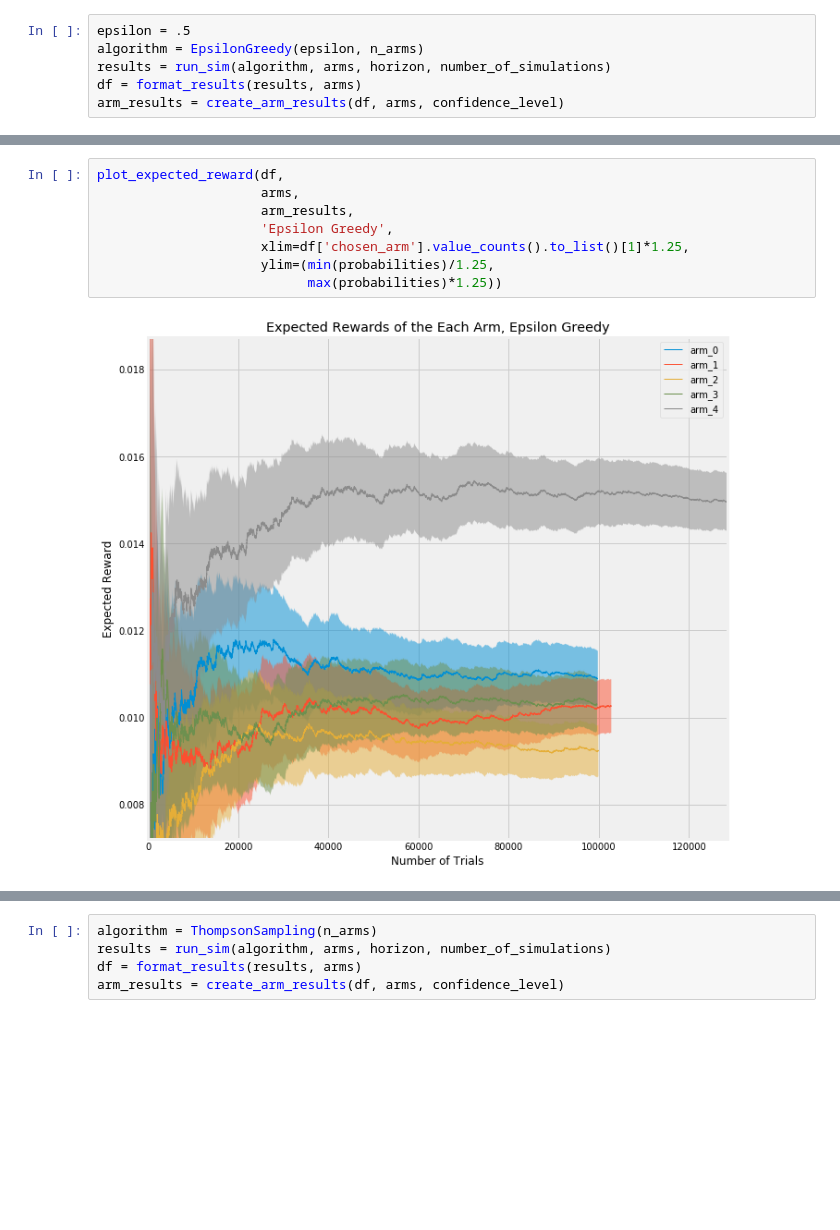
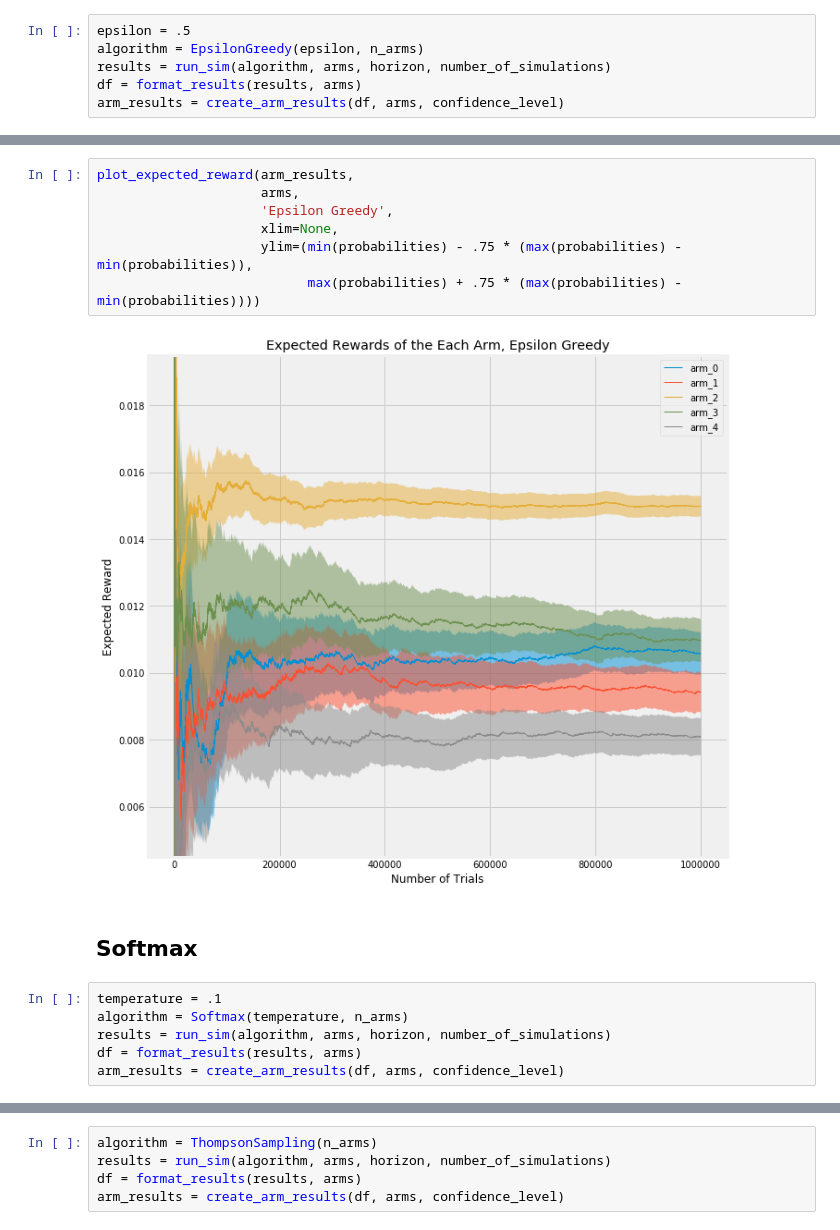
Before and after one commit to raffg/multi_armed_bandit, a Jupyter notebook: monte_carlo.ipynb, the cells around one changed output, grey strips where cells are left out. Cells and saved outputs as stored; diff of their text form; blank space fills up the shorter version.

```diff
--- a/monte_carlo.ipynb
+++ b/monte_carlo.ipynb
@@ -466,10 +471,17 @@ plot_expected_reward(df, arms, arm_results, 'Epsilon Greedy')
-# %%
-plot_expected_reward(df,
-                     arms,
-                     arm_results,
-                     'Epsilon Greedy',
-                     xlim=df['chosen_arm'].value_counts().to_list()[1]*1.25,
-                     ylim=(min(probabilities)/1.25,
-                           max(probabilities)*1.25))
-# %% [output]
-[figure, removed]
+# %%
+plot_expected_reward(arm_results,
+                     arms,
+                     'Epsilon Greedy',
+                     xlim=None,
+                     ylim=(min(probabilities) - .75 * (max(probabilities) - min(probabilities)),
+                           max(probabilities) + .75 * (max(probabilities) - min(probabilities))))
+# %% [output]
+[figure, added]
+# %% [markdown]
+## Softmax
+# %%
+temperature = .1
+algorithm = Softmax(temperature, n_arms)
+results = run_sim(algorithm, arms, horizon, number_of_simulations)
+df = format_results(results, arms)
+arm_results = create_arm_results(df, arms, confidence_level)
```
Also changed, not shown: parts of 52 cells of this notebook, 1 other file.
